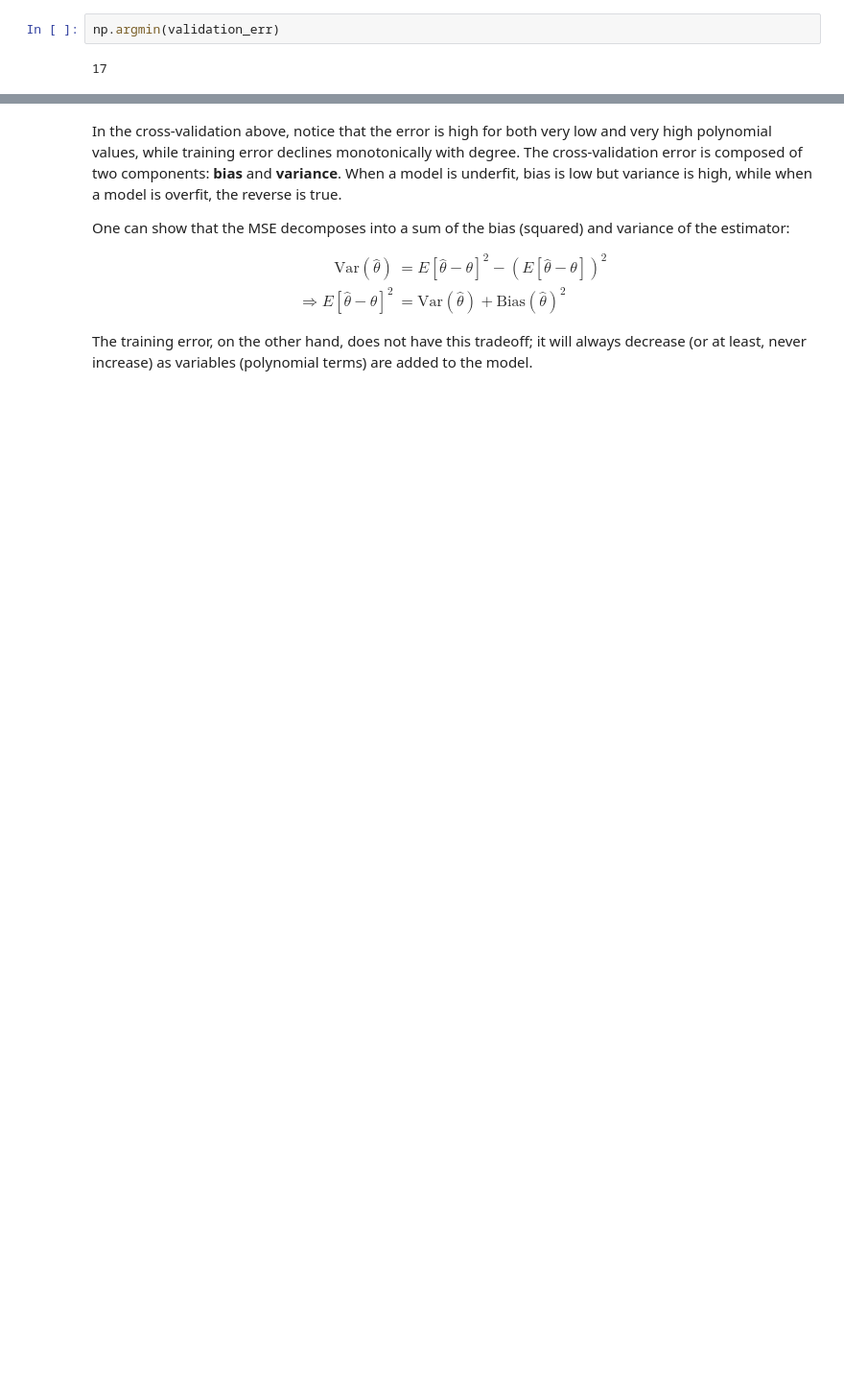
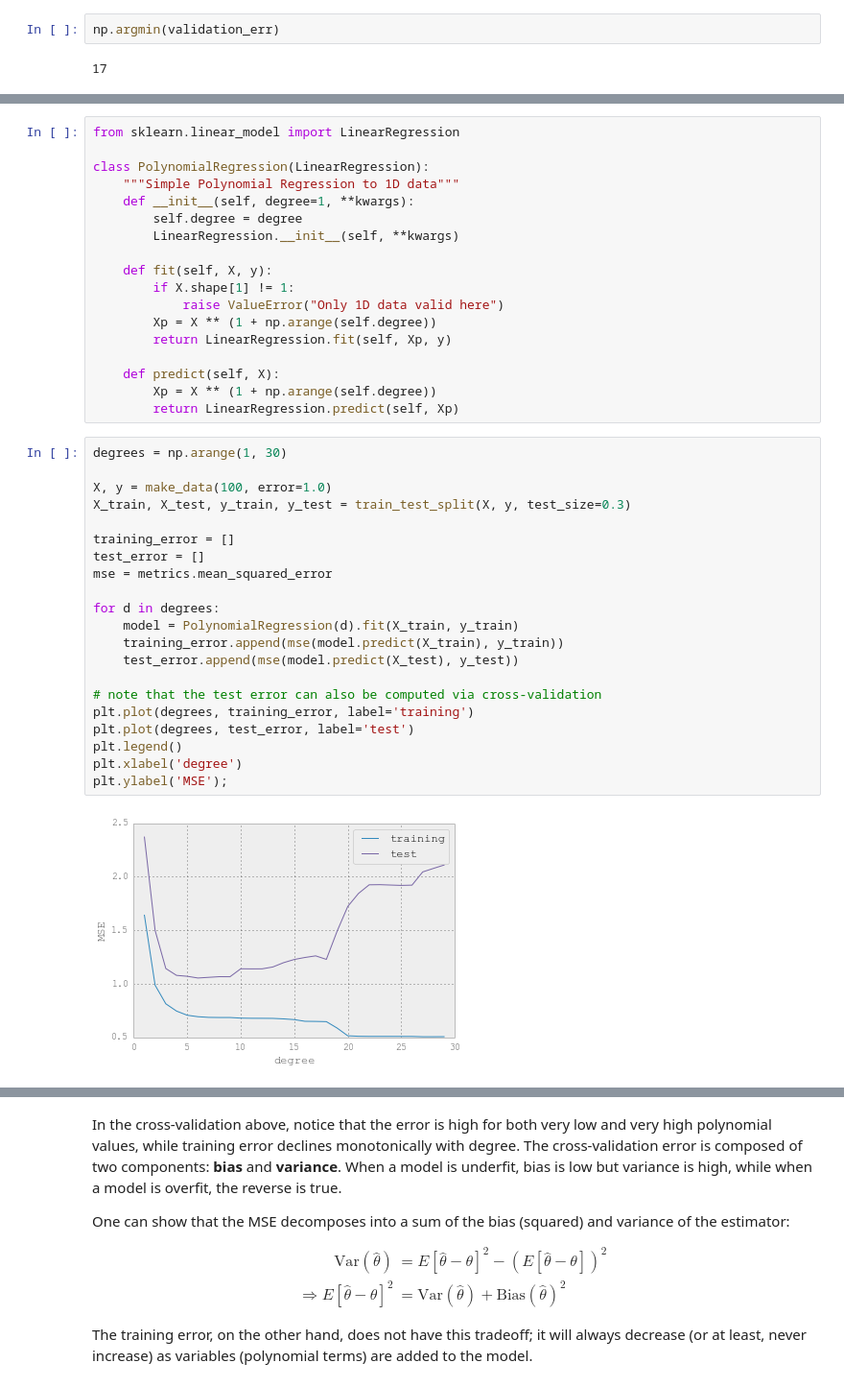
Before and after one commit to jlan84/cross-validation-assignment, a Jupyter notebook: lecture.ipynb, the cells around one changed output, grey strips where cells are left out. Shown at 96% size. Saved outputs shown, nothing was run; the diff lists cells and outputs as text; blank space fills up the shorter version.

```diff
--- a/lecture.ipynb
+++ b/lecture.ipynb
@@ -124,3 +330,44 @@ np.argmin(validation_err)
+# %%
+from sklearn.linear_model import LinearRegression
+
+class PolynomialRegression(LinearRegression):
+    """Simple Polynomial Regression to 1D data"""
+    def __init__(self, degree=1, **kwargs):
+        self.degree = degree
+        LinearRegression.__init__(self, **kwargs)
+
+    def fit(self, X, y):
+        if X.shape[1] != 1:
+            raise ValueError("Only 1D data valid here")
+        Xp = X ** (1 + np.arange(self.degree))
+        return LinearRegression.fit(self, Xp, y)
+
+    def predict(self, X):
+        Xp = X ** (1 + np.arange(self.degree))
+        return LinearRegression.predict(self, Xp)
+# %%
+degrees = np.arange(1, 30)
+
+X, y = make_data(100, error=1.0)
+X_train, X_test, y_train, y_test = train_test_split(X, y, test_size=0.3)
+
+training_error = []
+test_error = []
+mse = metrics.mean_squared_error
+
+for d in degrees:
+    model = PolynomialRegression(d).fit(X_train, y_train)
+    training_error.append(mse(model.predict(X_train), y_train))
+    test_error.append(mse(model.predict(X_test), y_test))
+
+# note that the test error can also be computed via cross-validation
+plt.plot(degrees, training_error, label='training')
+plt.plot(degrees, test_error, label='test')
+plt.legend()
+plt.xlabel('degree')
+plt.ylabel('MSE');
+# %% [output]
+[figure, added]
 # %% [markdown]
 <img src="http://www.kdnuggets.com/2012/09/bias-vs-variance.jpg" style="float:left; margin-right: 150px">
 
```
Also changed, not shown: parts of 31 cells of this notebook, 1 other file.
